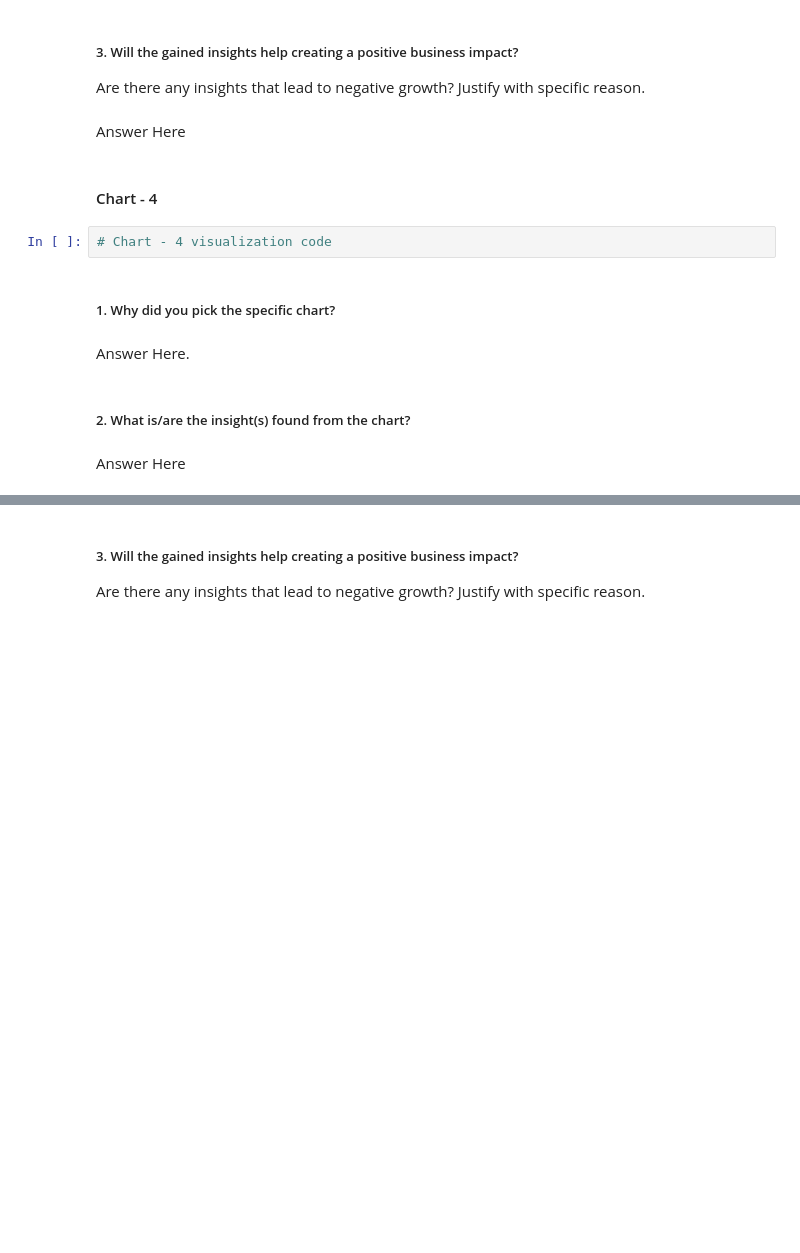
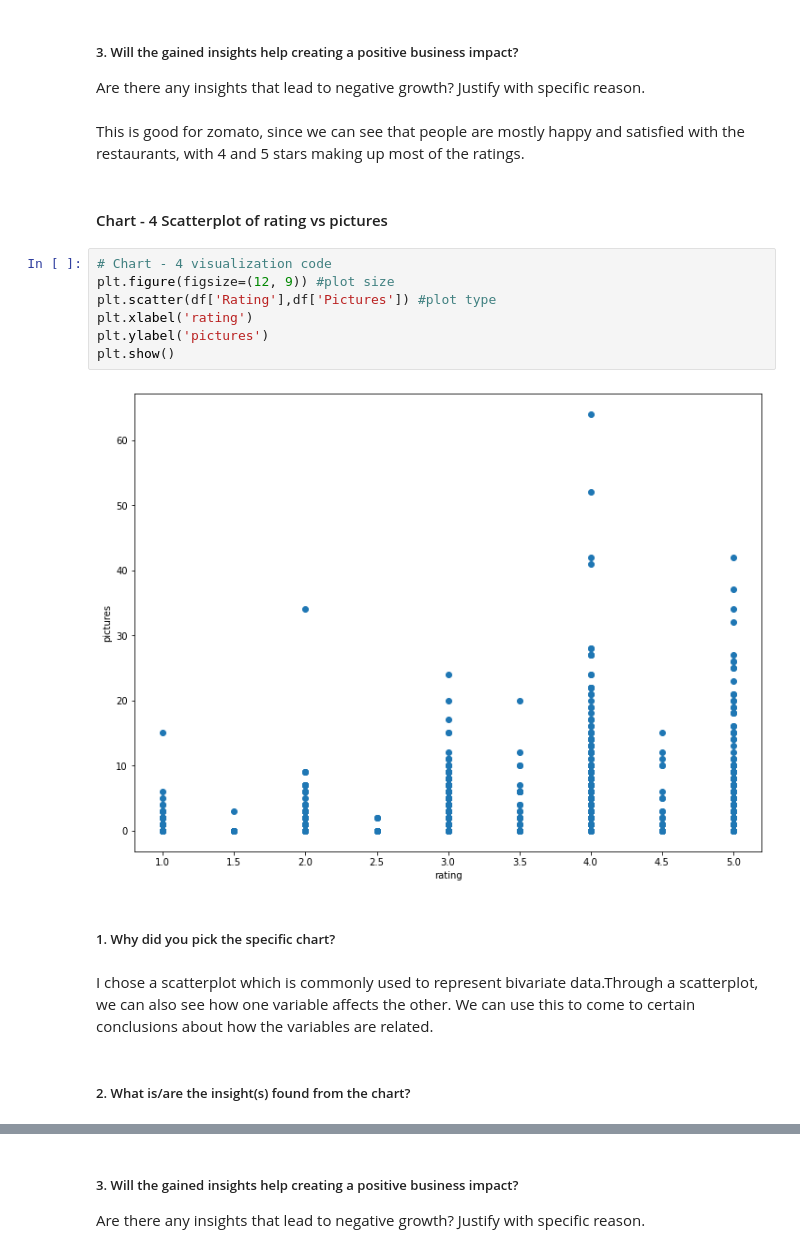
Before and after one commit to Sharath670/Zomato-Clustering-CP4, a Jupyter notebook: Zomato_Clustering.ipynb, the cells around one changed output, grey strips where cells are left out. Saved outputs shown, nothing was run; the diff lists cells and outputs as text; blank space fills up the shorter version.

```diff
--- a/Zomato_Clustering.ipynb
+++ b/Zomato_Clustering.ipynb
@@ -483,17 +506,22 @@ Answer Here
 # %% [markdown]
 ##### 3. Will the gained insights help creating a positive business impact?
 Are there any insights that lead to negative growth? Justify with specific reason.
-# %% [markdown]
-Answer Here
+# %% [markdown]
+This is good for zomato, since we can see that people are mostly happy and satisfied with the restaurants, with 4 and 5 stars making up most of the ratings.
 # %% [markdown]
-#### Chart - 4
+#### Chart - 4  Scatterplot of rating vs pictures
-# %%
-# Chart - 4 visualization code
+# %%
+# Chart - 4 visualization code
+plt.figure(figsize=(12, 9)) #plot size
+plt.scatter(df['Rating'],df['Pictures']) #plot type
+plt.xlabel('rating')
+plt.ylabel('pictures')
+plt.show()
+# %% [output]
+[figure, added]
 # %% [markdown]
 ##### 1. Why did you pick the specific chart?
-# %% [markdown]
-Answer Here.
+# %% [markdown]
+I chose a scatterplot which is commonly used to represent bivariate data.Through a scatterplot, we can also see how one variable affects the other. We can use this to come to certain conclusions about how the variables are related.
 # %% [markdown]
 ##### 2. What is/are the insight(s) found from the chart?
-# %% [markdown]
-Answer Here
```
Also changed, not shown: parts of 31 cells of this notebook.
